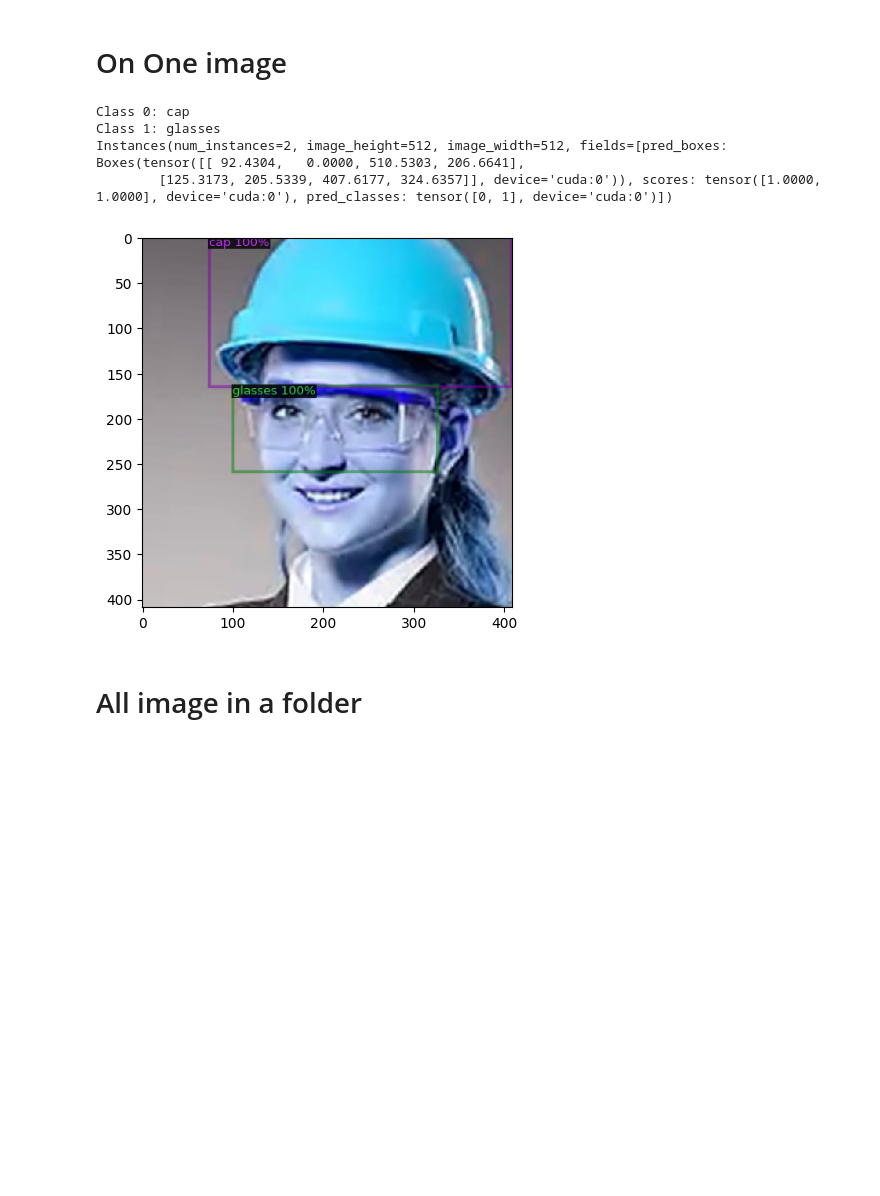
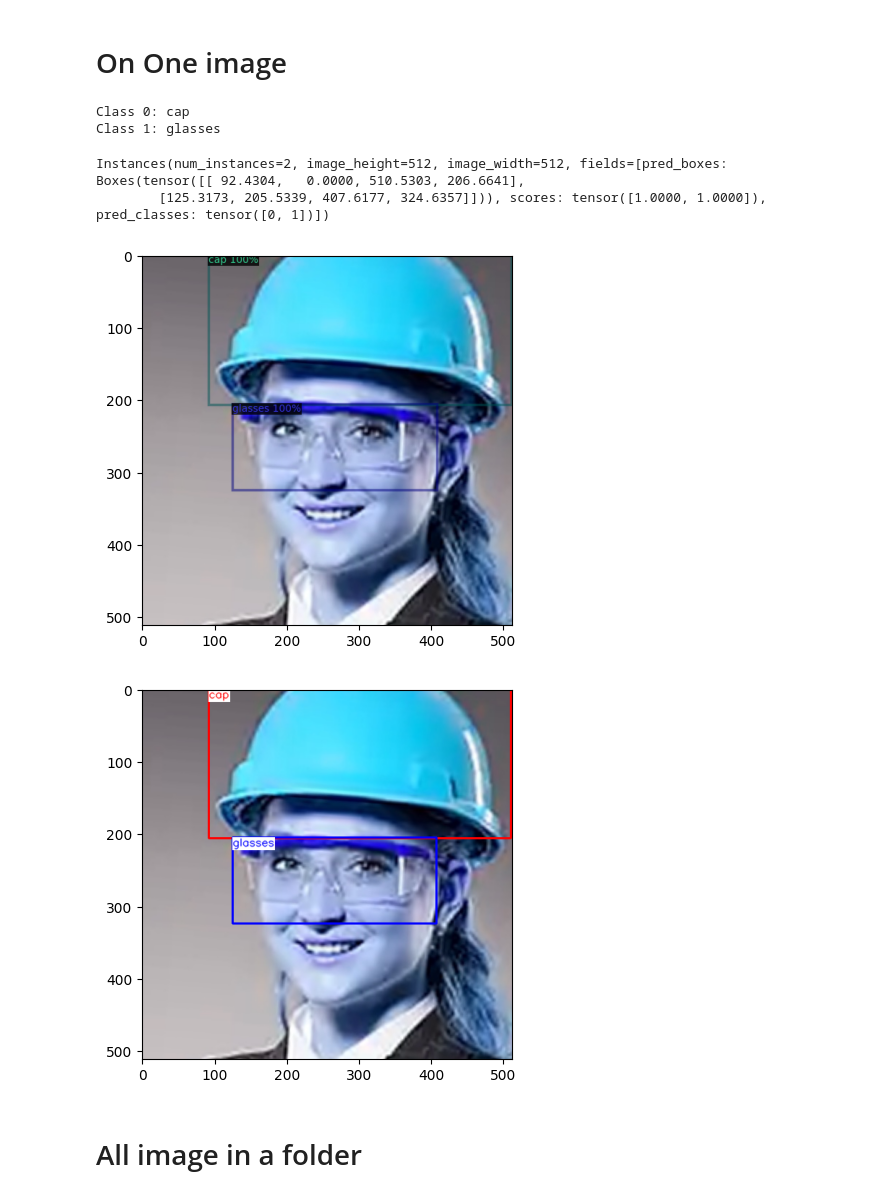
Before and after one commit to roger-bian/detectron2, a Jupyter notebook: inference.ipynb, the cells around one changed output. Drawn from its saved outputs; the diff is of its cells as text; code cells hidden in the pictures; blank space fills up the shorter version.

```diff
--- a/inference.ipynb
+++ b/inference.ipynb
@@ -9,9 +9,10 @@ from detectron2.engine import DefaultPredictor
 from detectron2.utils.visualizer import Visualizer
 from detectron2.data import MetadataCatalog
 import matplotlib.pyplot as plt
+# %%
+PARENT_FOLDER = "model/cap_glasses"
 # %%
-
-def set_matadata():
+def set_metadata():
     # List of class names (labels) for your dataset
     class_names = ["cap", "glasses"]
 
@@ -41,55 +42,83 @@ def setup_inference(config_path, model_weights_path, score_thresh=0.3):
     return cfg
 
 # Function to perform inference on a single image
-def inference_on_image(image_path, predictor, metadata=None, dataset_dicts=None):
+def inference_on_image(image_path, predictor, metadata=None, score_thresh=0.7):
     img = cv2.imread(image_path)
     outputs = predictor(img)
     instances = outputs["instances"]
-    print(instances)
-    keep_indices = outputs["instances"].scores > 0.4
+    keep_indices = outputs["instances"].scores > score_thresh
     filtered_instances = instances[keep_indices]
-    # Visualize results
-    visualizer = Visualizer(img[:, :, ::-1], metadata=metadata, scale=0.8)
-    # vis = visualizer.draw_dataset_dict(img)
-    out = visualizer.draw_instance_predictions(filtered_instances.to("cpu"))
+    filtered_instances = filtered_instances.to('cpu')
 
-    # # Display the image
+    print(filtered_instances)
+
+    # Visualize results using visualizer
+    visualizer = Visualizer(img[:, :, ::-1], metadata=metadata, scale=1)
+    out = visualizer.draw_instance_predictions(filtered_instances)
+
     result_image = cv2.cvtColor(out.get_image(), cv2.COLOR_BGR2RGB)
-    # cv2.imwrite("test.png",result_image)
     plt.imshow(result_image)
     plt.show()
 
+
+    # Visualize by manual drawing on original image
+    for i in range(len(filtered_instances.pred_boxes)):
+        coords = filtered_instances.pred_boxes.tensor[i].int().numpy()
+
+        # draw boxes + write text
+        if filtered_instances.pred_classes[i] == 0:
+            draw_color = (255, 0, 0)
+            text = 'cap'
+        else:
+            draw_color = (0, 0, 255)
+            text = 'glasses'
+
+        x_start = coords[0]
+        y_start = coords[1]
+        cv2.rectangle(img, (x_start, y_start), (coords[2], coords[3]), draw_color, 2)
+
+        font = cv2.FONT_HERSHEY_SIMPLEX
+        font_scale = .5
+        font_thickness = 1
+        text_size, _ = cv2.getTextSize(text, font, font_scale, font_thickness)
+        text_w, text_h = text_size
+        cv2.rectangle(img, (x_start, y_start), (x_start + text_w, y_start + text_h + 5), (255, 255, 255), -1)
+        cv2.putText(img, text, (x_start, y_start + text_h), font, font_scale, draw_color, font_thickness, cv2.LINE_AA)
+
+    plt.imshow(img)
+    plt.show()
+
 # Paths to your config file and trained model
-PARENT_FOLDER = "2024-12-06_17_57_37"
 config_path = PARENT_FOLDER + "/config.yaml"
 model_weights_path = PARENT_FOLDER + "/model_final.pth"
-image_path = "../task18/training_data/v2/valid/11007.jpg"
+image_path = "../paloma/task18/training_data/v2/valid/11007.jpg"
 
 # Set up the model for inference
 cfg = setup_inference(config_path, model_weights_path)
 predictor = DefaultPredictor(cfg)
 
 # Load metadata (optional)
 # metadata = MetadataCatalog.get(cfg.DATASETS.TEST[0])  # Replace with your dataset name
 # Assuming you have registered your dataset (e.g., "laundry_train")
-set_matadata()
+set_metadata()
 
 metadata = MetadataCatalog.get("face_accessories")
 # dataset_dicts = DatasetCatalog.get("laundry_train")
 # Access the class names from the metadata
 class_names = metadata.get("thing_classes", [])
 # Print the class names with their corresponding indices
 for idx, class_name in enumerate(class_names):
     print(f"Class {idx}: {class_name}")
 
 # Perform inference
 inference_on_image(image_path, predictor, metadata)
 # %% [output]
 Class 0: cap
 Class 1: glasses
-Instances(num_instances=2, image_height=512, image_width=512, fields=[pred_boxes: Boxes(tensor([[ 92.4304,   0.0000, 510.5303, 206.6641],
-        [125.3173, 205.5339, 407.6177, 324.6357]], device='cuda:0')), scores: tensor([1.0000, 1.0000], device='cuda:0'), pred_classes: tensor([0, 1], device='cuda:0')])
+Instances(num_instances=2, image_height=512, image_width=512, fields=[pred_boxes: Boxes(tensor([[ 92.4304,   0.0000, 510.5303, 206.6641],
+        [125.3173, 205.5339, 407.6177, 324.6357]])), scores: tensor([1.0000, 1.0000]), pred_classes: tensor([0, 1])])
-[figure, old version]
+[figure, new version]
+[figure, added]
 # %% [markdown]
 # All image in a folder
 # %%
```
Also changed, not shown: parts of 1 cell of this notebook, 1 other file.
